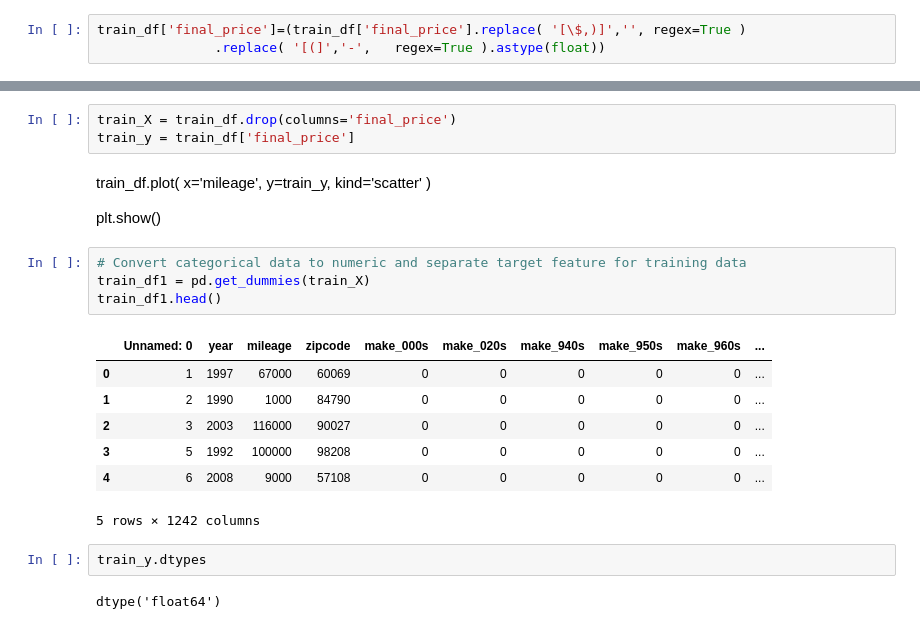
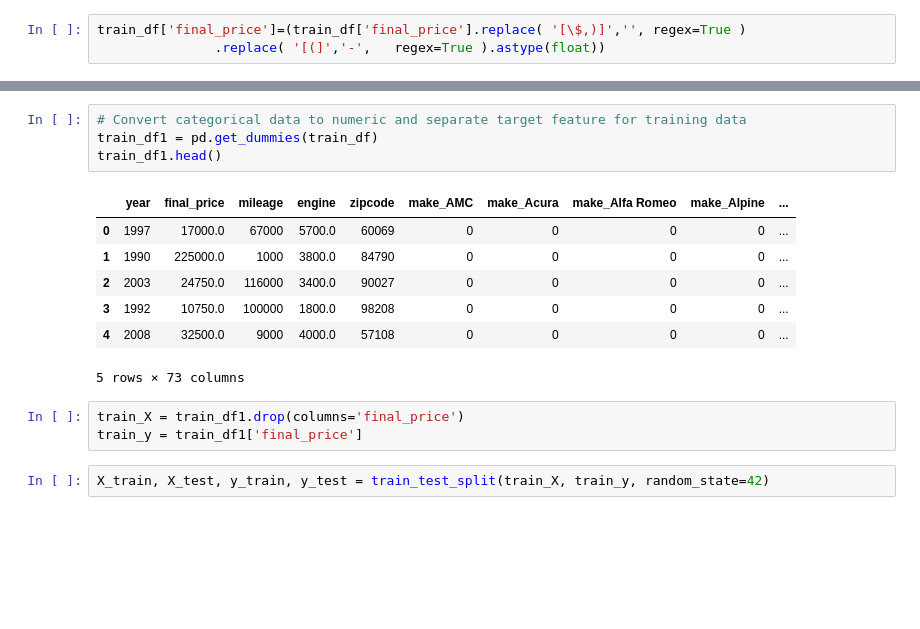
Before and after one commit to Mcusac/Project-4, a Jupyter notebook: CarModel.ipynb, the cells around one changed output, grey strips where cells are left out. Drawn from its saved outputs; the diff is of its cells as text; blank space fills up the shorter version.

```diff
--- a/CarModel.ipynb
+++ b/CarModel.ipynb
@@ -55,27 +67,17 @@ dtype: object
+# %%
+# Convert categorical data to numeric and separate target feature for training data
+train_df1 = pd.get_dummies(train_df)
+train_df1.head()
+# %% [output]
+|  | year | final_price | mileage | engine | zipcode | make_AMC | make_Acura | make_Alfa Romeo | make_Alpine | ... |
+| 0 | 1997 | 17000.0 | 67000 | 5700.0 | 60069 | 0 | 0 | 0 | 0 | ... |
+| 1 | 1990 | 225000.0 | 1000 | 3800.0 | 84790 | 0 | 0 | 0 | 0 | ... |
+| 2 | 2003 | 24750.0 | 116000 | 3400.0 | 90027 | 0 | 0 | 0 | 0 | ... |
+| 3 | 1992 | 10750.0 | 100000 | 1800.0 | 98208 | 0 | 0 | 0 | 0 | ... |
+| 4 | 2008 | 32500.0 | 9000 | 4000.0 | 57108 | 0 | 0 | 0 | 0 | ... |
+5 rows × 73 columns
 # %%
-train_X = train_df.drop(columns='final_price')
-train_y = train_df['final_price']
+train_X = train_df1.drop(columns='final_price')
+train_y = train_df1['final_price']
-# %% [markdown]
-train_df.plot(
-   x='mileage',
-   y=train_y,
-   kind='scatter'
-)
-
-plt.show()
-# %%
-# Convert categorical data to numeric and separate target feature for training data
-train_df1 = pd.get_dummies(train_X)
-train_df1.head()
-# %% [output]
-|  | Unnamed: 0 | year | mileage | zipcode | make_000s | make_020s | make_940s | make_950s | make_960s | ... |
-| 0 | 1 | 1997 | 67000 | 60069 | 0 | 0 | 0 | 0 | 0 | ... |
-| 1 | 2 | 1990 | 1000 | 84790 | 0 | 0 | 0 | 0 | 0 | ... |
-| 2 | 3 | 2003 | 116000 | 90027 | 0 | 0 | 0 | 0 | 0 | ... |
-| 3 | 5 | 1992 | 100000 | 98208 | 0 | 0 | 0 | 0 | 0 | ... |
-| 4 | 6 | 2008 | 9000 | 57108 | 0 | 0 | 0 | 0 | 0 | ... |
-5 rows × 1242 columns
-# %%
-train_y.dtypes
-# %% [output]
-dtype('float64')
+# %%
+X_train, X_test, y_train, y_test = train_test_split(train_X, train_y, random_state=42)
```
Also changed, not shown: parts of 19 cells of this notebook, 1 other file.
